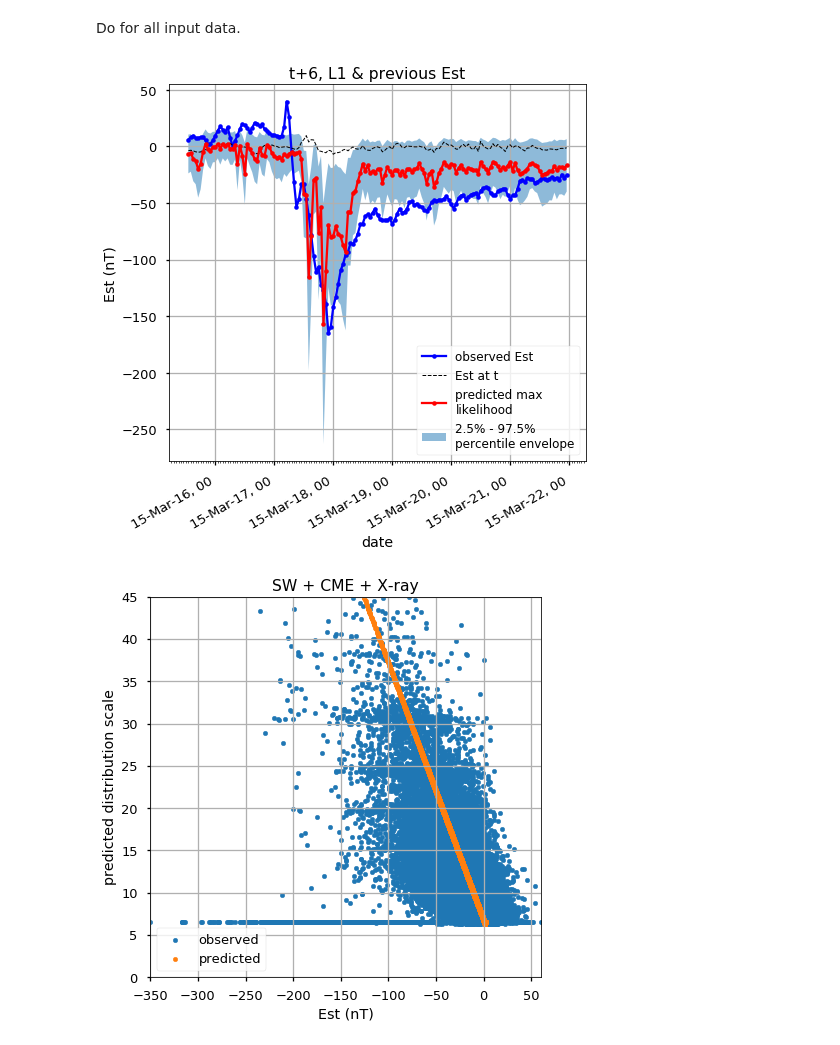
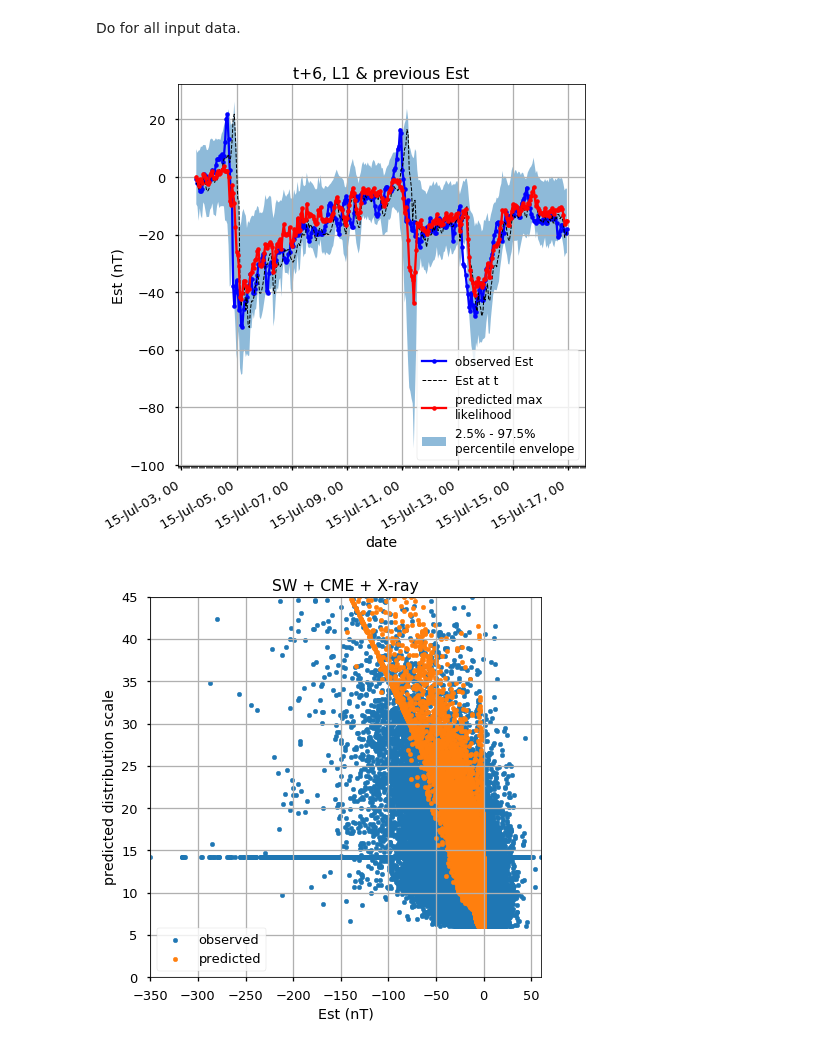
Before and after one commit to sarttiso/spaceweather, a Jupyter notebook: forecasting_extcoeff_BNN.ipynb, the cells around one changed output. Drawn from its saved outputs; the diff is of its cells as text; code cells hidden in the pictures.

Commit message:
experimented with dense-only network; forecasting skill is similar to LSTM but still not improved with flare location data

```diff
--- a/forecasting_extcoeff_BNN.ipynb
+++ b/forecasting_extcoeff_BNN.ipynb
@@ -139,7 +139,7 @@ Having loaded the datasets, now formulate input and output.
 # %%
 # in_cols = list(itertools.chain(goes_use_cols, cme_use_cols, omni_use_cols, p10s_use_cols))
 # in_cols = list(itertools.chain(omni_use_cols, p10s_use_cols))
-in_cols = list(itertools.chain(goes_use_cols, flares_use_cols, omni_use_cols))
+in_cols = list(itertools.chain(goes_use_cols, flares_use_cols, omni_use_cols, p10s_use_cols))
 
 out_cols = p10s_use_cols
 
@@ -593,12 +593,12 @@ dense_dim_5 = 5
 model = tf.keras.models.Sequential([
     tf.keras.layers.Dense(dense_dim_1,
                           activation='relu',
-                          input_shape=(1, input_dim)),
+                          input_shape=[input_dim]),
     tf.keras.layers.Dense(dense_dim_2,
                           activation='relu'),
     tf.keras.layers.Dense(dense_dim_3,
                           activation='relu'),
-    tf.keras.layers.LSTM(lstm_dim_1, return_sequences=False, input_shape=(1, input_dim)),
+#     tf.keras.layers.LSTM(lstm_dim_1, return_sequences=False, input_shape=(1, input_dim)),
     tf.keras.layers.Dense(dense_dim_4,
                           activation='relu'),
     tf.keras.layers.Dense(dense_dim_5,
@@ -611,7 +611,7 @@ model = tf.keras.models.Sequential([
                              scale=1e-3 + tf.math.softplus(1.0 * t[..., 1:])))
 ])
 # %%
-model_name = 'Estout_XrayFlaresSW_Gaussian_mod_D13D13D10L10D10D5_t6'
+model_name = 'Estout_XrayFlaresSWEst_Gaussian_mod_D13D13D10D10D5_t6'
 model_save_path = 'models/' + model_name + '/model.h5'
 model_weights_path = 'models/' + model_name + '/cp.ckpt'
 # %%
@@ -747,45 +747,45 @@ idx = (t_out > np.datetime64('2016-10-11T12:00')) & \
 #         (t_out_test < np.datetime64('2017-09-11T00:00'))
 
 # storm 4
-idx = (t_out > np.datetime64('2015-03-15T12:00')) & \
-        (t_out < np.datetime64('2015-03-22T00:00'))
+# idx = (t_out > np.datetime64('2015-03-15T12:00')) & \
+#         (t_out < np.datetime64('2015-03-22T00:00'))
 
 # storm 5
-# idx = (t_out > np.datetime64('2015-07-03T12:00')) & \
-#         (t_out < np.datetime64('2015-07-17T00:00'))
+idx = (t_out > np.datetime64('2015-07-03T12:00')) & \
+        (t_out < np.datetime64('2015-07-17T00:00'))
 
 full_fmt = mdates.DateFormatter('%y-%b-%d, %H')
 yr_mon_dd_fmt = mdates.DateFormatter('%y-%b-%d')
 hour_tick = mdates.HourLocator()
 
 fig, ax = plt.subplots(1, 1, figsize=(7, 7))
 ax.plot(t_out[idx], data_out_arr[idx], 'b.-', label='observed Est')
 ax.plot(t_out[idx], data_in_arr[idx, -1], 'k--', label='Est at t', linewidth=1.0)
 ax.plot(t_out[idx], data_out_pred_loc[idx], 'r.-', label='predicted max\nlikelihood')
 ax.fill_between(t_out[idx],
                 conf_int[idx, 0],
                 conf_int[idx, 1],
                 label='2.5% - 97.5% \npercentile envelope',
                 alpha=0.5)
 
 # ax2 = ax.twinx()  # instantiate a second axes that shares the same x-axis
 # ax2.set_ylabel('data in', color='g')  # we already handled the x-label with ax1
 # ax2.plot(data_in_test_scaled[idx, 0, 0].squeeze())
 # ax2.tick_params(axis='y', labelcolor='g')
 
 ax.legend(loc='lower right', fontsize='large')
 ax.set_xlabel('date')
 ax.xaxis.set_major_formatter(full_fmt)
 ax.xaxis.set_minor_locator(hour_tick)
 ax.set_ylabel('Est (nT)')
 ax.set_title('t+%d, L1 & previous Est' % lahead)
 plt.grid()
 fig.autofmt_xdate()
 plt.tight_layout()
 # plt.savefig('figures/est_forecast_L1_Gaussian_mod_t+5_storm5.pdf')
 plt.show()
 # %% [output]
-[figure, old version]
+[figure, new version]
 # %%
 plt.figure(figsize=[7, 7])
 plt.scatter(data_out_arr, data_out_pred_scale, marker='.', label='observed')
@@ -800,7 +800,7 @@ plt.grid(True)
 # plt.savefig('figures/est_forecasting_scale_vs_value_SWCMEXray.png', format='png', dpi=300)
 plt.show()
 # %% [output]
-[figure, old version]
+[figure, new version]
 # %%
 # compute reliability curves
 thres = [-50, -75, -100, -125]
```
Also changed, not shown: parts of 3 cells of this notebook, 9 other files.
